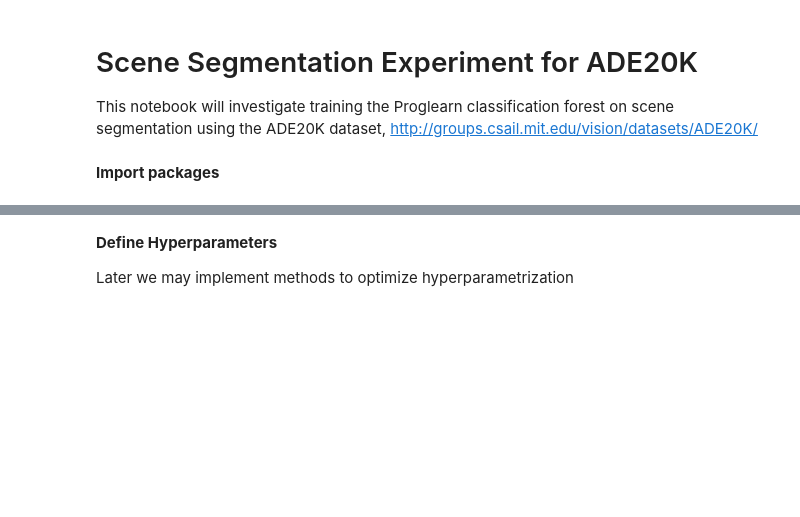
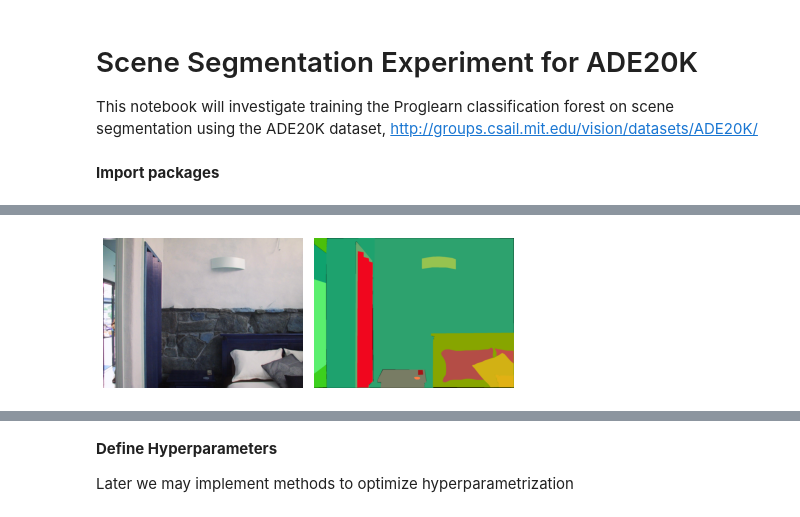
Before and after one commit to KhelmholtzR/ProglearnSceneSegmentation, a Jupyter notebook: Forest/proglearn-tree.ipynb, the cells around one changed output, grey strips where cells are left out. Drawn from its saved outputs; the diff is of its cells as text; code cells hidden in the pictures; blank space fills up the shorter version.

```diff
--- a/Forest/proglearn-tree.ipynb
+++ b/Forest/proglearn-tree.ipynb
@@ -23,0 +29,19 @@ y_data = np.concatenate((y_train, y_test))
+# %%
+# RUN THIS CELL TO LOAD DATA AND SORT INTO SAMPLES AND LABELS
+
+# CHANGE PATH TO ROOT DIRECTORY OF WHERE YOUR DATA IS LOCATED
+# e.g. ./projects/
+dataloc = 'C:/Users/Amy/Documents/Python/Neuro Data Design/'
+
+# don't change this
+datadir = dataloc + 'ADE20K_2017_05_30_consistency/images/consistencyanalysis/original_ade20k/'
+imgkeys = [im.split('_seg')[0] for im in os.listdir(datadir) if '_seg' in im]
+lblpaths = [datadir+im for im in os.listdir(datadir) if '_seg' in im]
+imgpaths = [datadir+im for im in os.listdir(datadir) if '.jpg' in im and im.split('.jpg')[0] in imgkeys]
+
+
+imgpaths.sort()
+lblpaths.sort()
+print('Total # of images =', len(imgpaths))
+print('Total # of labels =', len(lblpaths))
+imgpaths[:5], lblpaths[:5]
@@ -23,0 +61,12 @@ y_data = np.concatenate((y_train, y_test))
+# %%
+# VIEW SAMPLE
+fig, ax = plt.subplots(1,2)
+img = cv2.imread(imgpaths[14])
+lbl = cv2.imread(lblpaths[14])
+ax[0].imshow(img)
+ax[0].axis('off')
+ax[1].imshow(lbl)
+ax[1].axis('off')
+plt.show()
+# %% [output]
+[figure, added]
```
Also changed, not shown: parts of 22 cells of this notebook.
